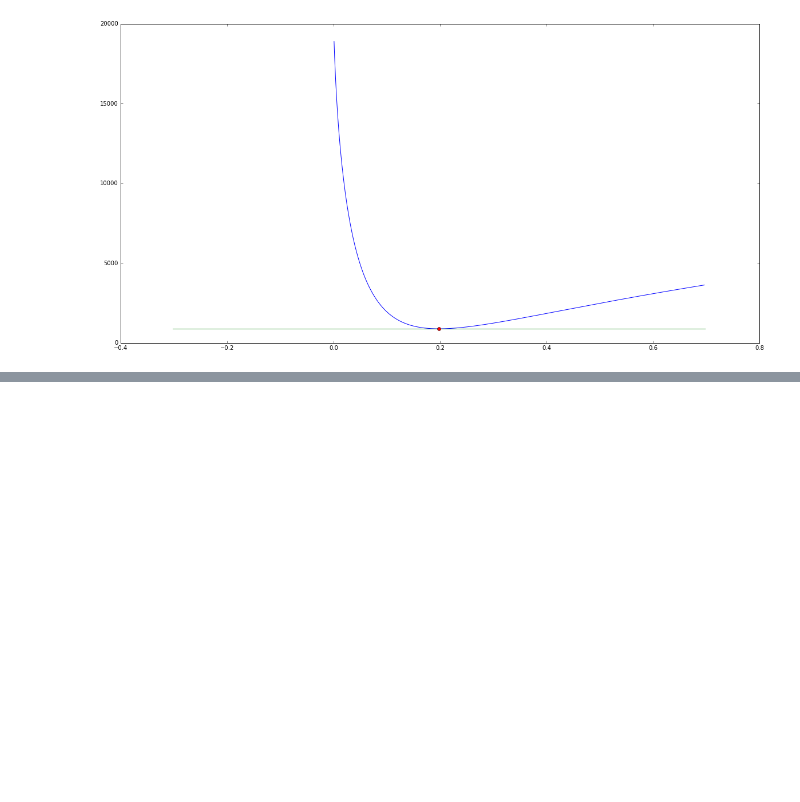
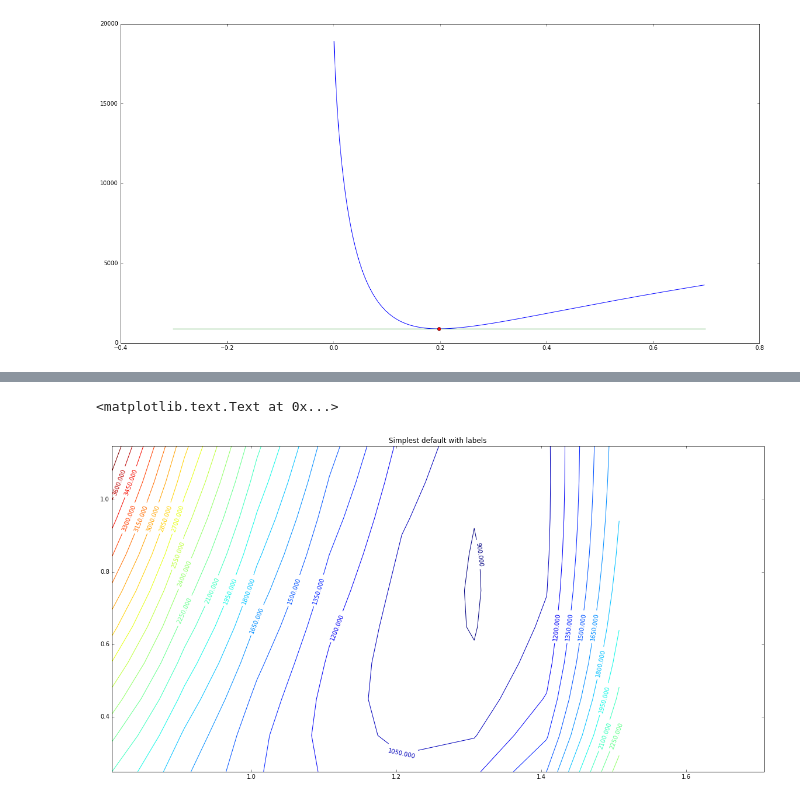
Before and after one commit to calumhrmurray/NumRep, a Jupyter notebook: max_likelihood/MLE.ipynb, the cells around one changed output, grey strips where cells are left out. Cells and saved outputs as stored; diff of their text form; code cells hidden in the pictures; blank space fills up the shorter version.

```diff
--- a/max_likelihood/MLE.ipynb
+++ b/max_likelihood/MLE.ipynb
@@ -118,5 +160,17 @@ len(X)
+# %%
+bounds = [-0.5,0.5,0.1]
+X = [tnc_result['x'][2]+dx for dx in np.arange(bounds[0],bounds[1],bounds[2])]
+Y = [tnc_result['x'][0]+dx for dx in np.arange(bounds[0],bounds[1],bounds[2])]
+
+Z = np.empty([len(Y),len(Y)])
+
+for i,x in enumerate(X):
+    Z[i] = np.array([nll([y,tnc_result['x'][1],x],data) for y in Y])
 # %%
 plt.figure(figsize=(20,10))
-CS = plt.contour(X, Y, Z)
+CS = plt.contour(X, Y, Z, 20)
 plt.clabel(CS, inline=1, fontsize=10)
 plt.title('Simplest default with labels')
+# %% [output]
+<matplotlib.text.Text at 0x...>
+[figure, added]
```
Also changed, not shown: parts of 6 cells of this notebook, 6 other files.
